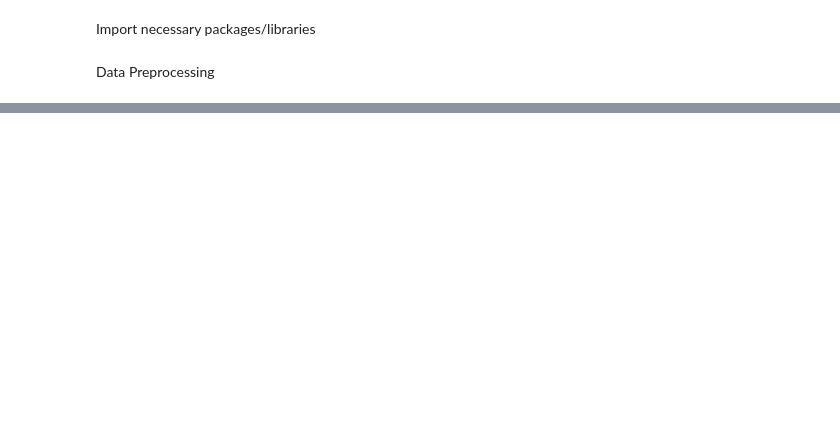
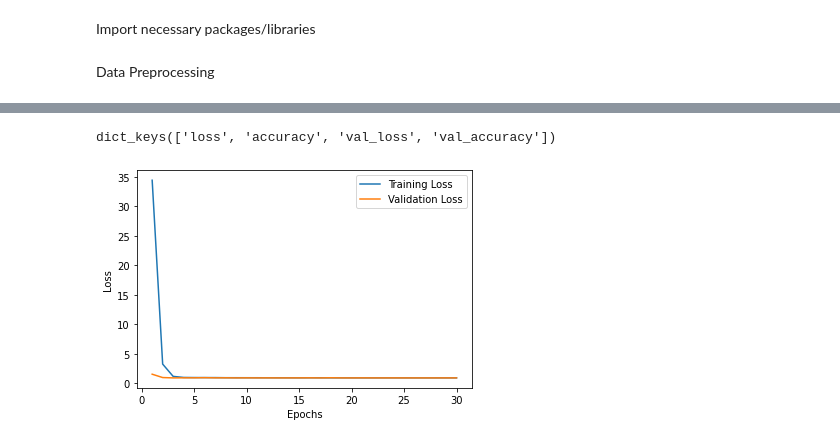
Before and after one commit to Alexandre-Frantz/Assignment-1, a Jupyter notebook: ML_technical_assignment_1_Alexandre_Frantz_0170616914.ipynb, the cells around one changed output, grey strips where cells are left out. Drawn from its saved outputs; the diff is of its cells as text; code cells hidden in the pictures; blank space fills up the shorter version.

```diff
--- a/ML_technical_assignment_1_Alexandre_Frantz_0170616914.ipynb
+++ b/ML_technical_assignment_1_Alexandre_Frantz_0170616914.ipynb
@@ -101,0 +250,4 @@ Data Preprocessing
+# %%
+#dataset = sklearn.utils.shuffle(dataset)
+
+df = pd.DataFrame(dataset)
@@ -101,0 +405,5 @@ Data Preprocessing
+# %%
+history = model.fit(X_train, y_train, epochs=100, validation_split=0.33, callbacks=[early_stop_cb], batch_size=32)
+
+
+model.evaluate(X_test,  y_test, verbose=2)
@@ -101,0 +430,16 @@ Data Preprocessing
+# %%
+print(history.history.keys())
+loss_values = history.history['loss']
+accuracy_values = history.history['val_loss']
+epochs = range(1, len(loss_values)+1)
+
+plt.plot(epochs, loss_values, label='Training Loss')
+plt.plot(epochs, accuracy_values,  label='Validation Loss')
+plt.xlabel('Epochs')
+plt.ylabel('Loss')
+plt.legend()
+
+plt.show()
+# %% [output]
+dict_keys(['loss', 'accuracy', 'val_loss', 'val_accuracy'])
+[figure, added]
```
Also changed, not shown: parts of 30 cells of this notebook, 1 other file.
